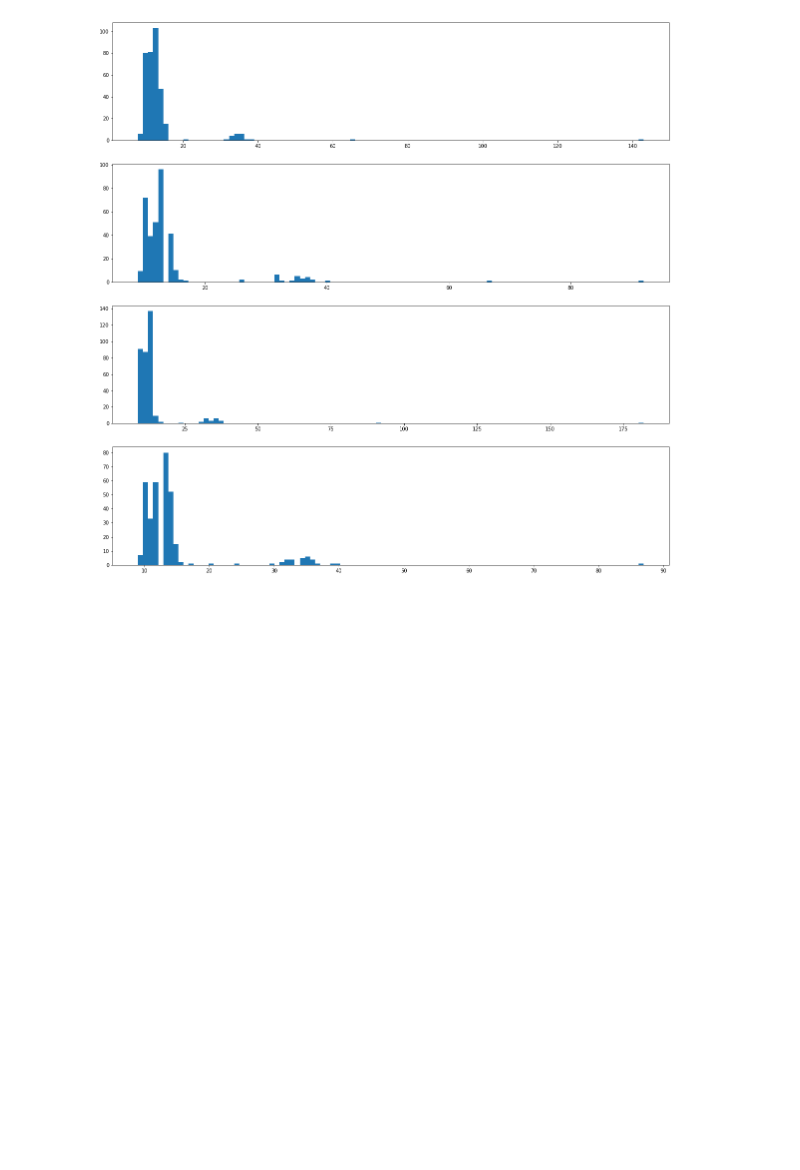
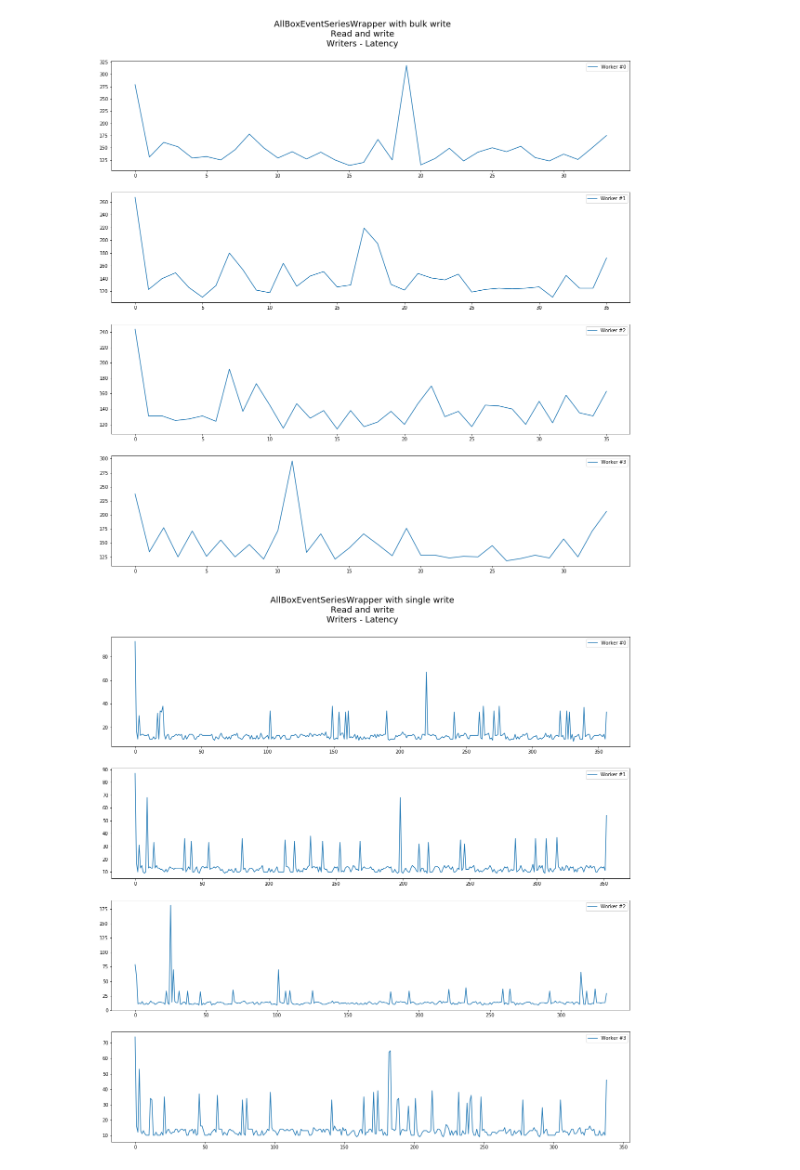
Before and after one commit to AndrewKostousov/kontur-cassandra, a Jupyter notebook: dataview.ipynb, the cells around one changed output. Saved outputs shown, nothing was run; the diff lists cells and outputs as text; code cells hidden in the pictures; blank space fills up the shorter version.

```diff
--- a/dataview.ipynb
+++ b/dataview.ipynb
@@ -37,17 +131,21 @@ data = load_json(benchmarks[9])
 # %%
-def plot(workers_stats):
-    show(workers_stats, lambda p, w: p.plot(w))
+def plot(workers_stats, title=None):
+    show(workers_stats, title, lambda p, w: p.plot(w))
 
 
-def hist(workers_stats, width=100):
-    show(workers_stats, lambda p, w: p.hist(w, width))
+def hist(workers_stats, title=None, nbeans=500):
+    show(workers_stats, title, lambda p, w: p.hist(w, nbeans))
 
 
-def show(workers_stats, show_func):
+def show(workers_stats, title, show_func):
     figure, subplots = plt.subplots(len(workers_stats), 1)
 
     figure.set_figheight(20)
     figure.set_figwidth(20)
 
-    for worker, plot in zip(workers_stats, subplots):
+    if title:
+        figure.suptitle(title, fontsize=18, y=0.94)
+
+    for index, (worker, plot) in enumerate(zip(workers_stats, subplots)):
         show_func(plot, worker)
+        plot.legend(["Worker #{}".format(index)])
@@ -58,4 +152,20 @@ plot(data['Write']['Latency'])
-# %%
-hist(data['Write']['Latency'])
-# %% [output]
-[figure, removed]
+# %%
+workers = ['Writers']
+statistics = ['Latency']
+benchmarks = ['Read and write']
+
+def show_data(func):
+    for fixture, loaded_benchmarks in fixtures.items():
+        for benchmark in benchmarks:
+            data = loaded_benchmarks[benchmark]
+            for worker in workers:
+                for statistic in statistics:
+                    key_data = data[worker][statistic]
+                    if (key_data):
+                        title = "{}\n{}\n{} - {}".format(fixture, benchmark, worker, statistic)
+                        func(key_data, title=title)
+# %%
+show_data(plot)
+# %% [output]
+[figure, added]
+[figure, added]
```
Also changed, not shown: parts of 11 cells of this notebook.
